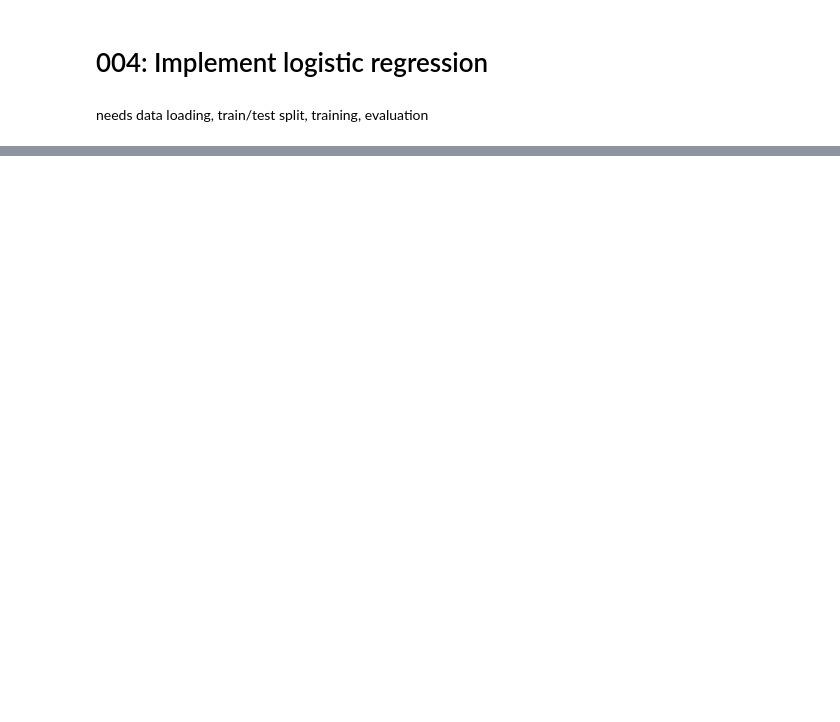
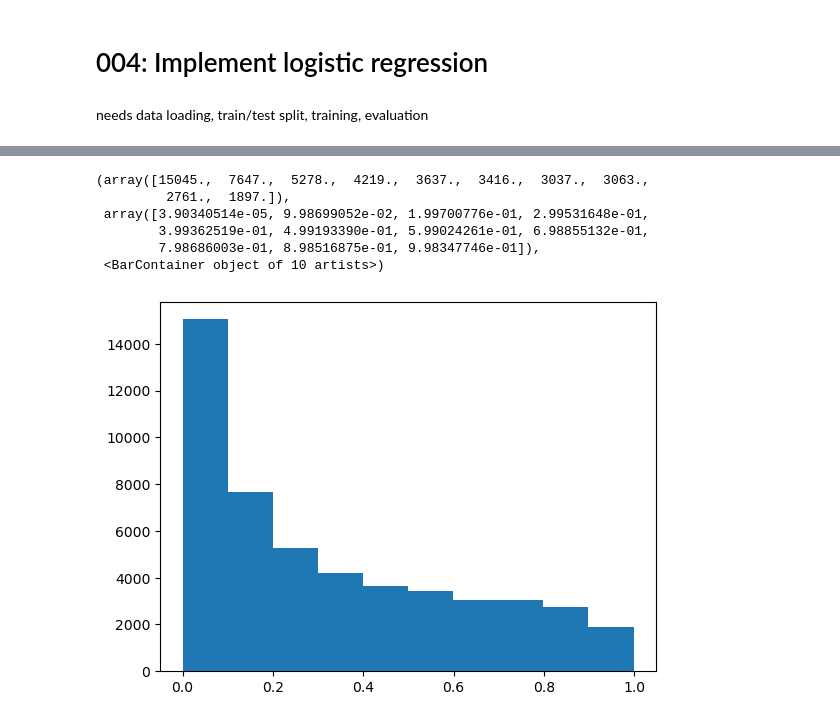
Before and after one commit to betty-gures/cs433project1, a Jupyter notebook: notebooks/004_logistic_regression.ipynb, the cells around one changed output, grey strips where cells are left out. Cells and saved outputs as stored; diff of their text form; code cells hidden in the pictures; blank space fills up the shorter version.

Commit message:
commit logistic regression

```diff
--- a/notebooks/004_logistic_regression.ipynb
+++ b/notebooks/004_logistic_regression.ipynb
@@ -32,12 +35,11 @@ def calculate_loss(y, tx, w):
     assert y.shape[0] == tx.shape[0]
     assert tx.shape[1] == w.shape[0]
 
-    pred = sigmoid(tx @ w)
-    # clipping for stability
-    #eps = 1e-15
-    #pred = np.clip(pred, eps, 1 - eps)
-    loss = (y * np.log(pred) + (1 - y) * np.log(1 - pred))
-    return - 1 / pred.shape[0] * np.sum(loss).item()
+    logits = tx @ w
+
+    #loss = (y * np.log(pred) + (1 - y) * np.log(1 - pred))
+    loss = np.maximum(logits, 0) - logits * y + np.log1p(np.exp(-np.abs(logits)))
+    return np.mean(loss).item()
 
 
 def calculate_gradient(y, tx, w, sample_weights=None):
@@ -82,26 +84,20 @@ def learning_by_gradient_descent(y, tx, w, gamma, sample_weights=None):
     w_new = w - gamma * calculate_gradient(y, tx, w, sample_weights)
     return loss, w_new
 # %%
-def logistic_regression_gradient_descent_demo(y, x):
-    # init parameters
-    max_iter = 1000
-    threshold = 1e-8
-    gamma = 1e-2
+def logistic_regression(y, tx, max_iter = 1000, threshold = 1e-6, gamma = 5e-1, weighting = False):
+    assert np.all((y == 0) | (y == 1)), "All values in y must be 0 or 1"
     losses = []
 
-    # build tx
-    tx = np.c_[np.ones((y.shape[0], 1)), x]
     w = np.zeros((tx.shape[1], 1))
 
-    pos_weight = y.shape[0] / (2 * np.sum(y))
-    print(pos_weight)
-    neg_weight = y.shape[0] / (2 * np.sum(1 - y))
-    print(neg_weight)
-    sample_weights = np.where(y == 1, pos_weight, neg_weight).reshape(-1, 1)
+    if weighting:
+        pos_weight = y.shape[0] / (2 * np.sum(y))
+        neg_weight = y.shape[0] / (2 * np.sum(1 - y))
+        sample_weights = np.where(y == 1, pos_weight, neg_weight)
+    else:
+        sample_weights = None
 
-    # start the logistic regression
     for iter in range(max_iter):
-        # get loss and update w.
         loss, w = learning_by_gradient_descent(y, tx, w, gamma, sample_weights)
         # log info
         if iter % 1 == 0:
@@ -111,9 +107,6 @@ def logistic_regression_gradient_descent_demo(y, x):
         if len(losses) > 1 and np.abs(losses[-1] - losses[-2]) < threshold:
             break
         print("L1 norm of w:", np.sum(np.abs(w)))
-        print(np.mean(tx @ w))
-
-        print(np.mean(np.sign(sigmoid(tx @ w))==y))
-
 
     print("loss={l}".format(l=calculate_loss(y, tx, w)))
+    return w
@@ -120,3 +116,5 @@ def logistic_regression_gradient_descent_demo(y, x):
+# %%
+max_samples = 50000
 # %%
-logistic_regression_gradient_descent_demo(y_train.reshape(-1, 1), x_train)
+w = logistic_regression(y_train.reshape(-1,1)[:max_samples], x_train[:max_samples], weighting=True)
 # %% [output]
@@ -139,0 +140,10 @@ loss=-12.70523593360252
+# %%
+plt.hist(sigmoid(x_train[:max_samples] @ w))
+# %% [output]
+(array([15045.,  7647.,  5278.,  4219.,  3637.,  3416.,  3037.,  3063.,
+         2761.,  1897.]),
+ array([3.90340514e-05, 9.98699052e-02, 1.99700776e-01, 2.99531648e-01,
+        3.99362519e-01, 4.99193390e-01, 5.99024261e-01, 6.98855132e-01,
+        7.98686003e-01, 8.98516875e-01, 9.98347746e-01]),
+ <BarContainer object of 10 artists>)
+[figure, added]
```
Also changed, not shown: parts of 11 cells of this notebook, 5 other files.
